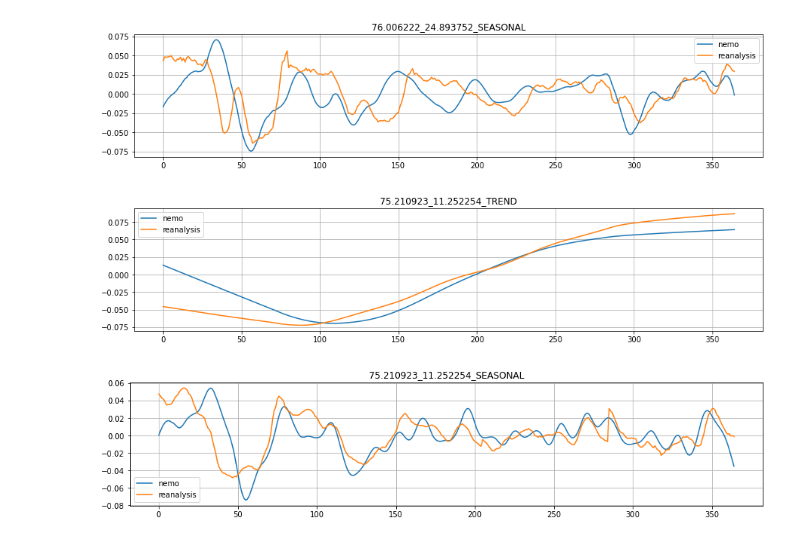
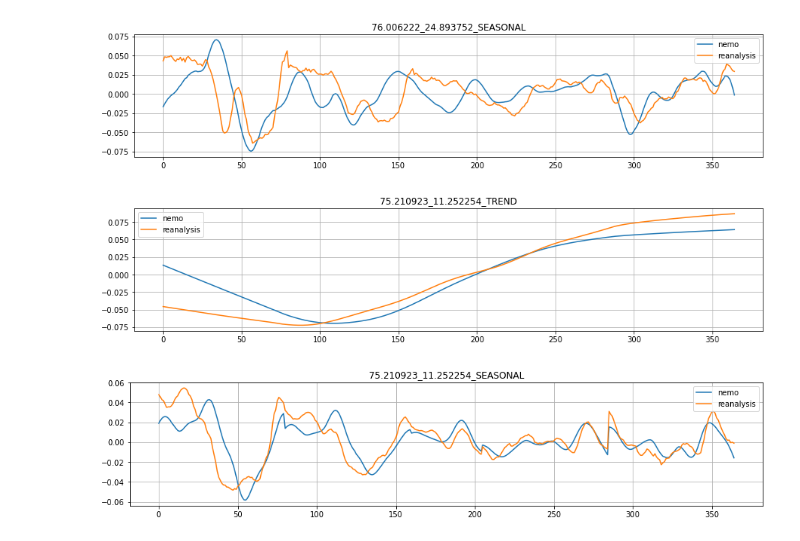
Before and after one commit to ChrisLisbon/ITMO_master_degree_classes, a Jupyter notebook: Research_work(NEMO)/ARIMA+NEMO_as_exog.ipynb, the cells around one changed output. Drawn from its saved outputs; the diff is of its cells as text; code cells hidden in the pictures.

```diff
--- a/Research_work(NEMO)/ARIMA+NEMO_as_exog.ipynb
+++ b/Research_work(NEMO)/ARIMA+NEMO_as_exog.ipynb
@@ -146,9 +150,6 @@ plt.show()
 params = norm.fit(res.resid)
 ks = kstest(res.resid, 'norm', params, N=1000)
 print(ks)
-if (ks[1]>=0.07):
-    ds_no_resid=df_nemo['76.006222_24.893752_v']-res.resid
-    df_nemo['76.006222_24.893752_no_res']=ds_no_resid
 # %% [output]
 [figure]
 KstestResult(statistic=0.08065457099601364, pvalue=0.01635094478568505)
@@ -166,9 +167,6 @@ plt.show()
 params = norm.fit(res.resid)
 ks = kstest(res.resid, 'norm', params, N=1000)
 print(ks)
-if (ks[1]>=0.07):
-    ds_no_resid=df_nemo['75.210923_11.252254_v']-res.resid
-    df_nemo['75.210923_11.252254_no_res']=ds_no_resid
 # %% [output]
 [figure]
 KstestResult(statistic=0.06556222295383099, pvalue=0.08294317568175458)
@@ -275,13 +275,16 @@ plt.legend()
 plt.title('75.532663_17.902096_TREND')
 plt.grid()
 plt.show()
-#ОСТАТКИ УЧИТЫВАЕМ
+
 plt.plot(res_n.seasonal, label='nemo')
 plt.plot(res_r.seasonal, label='reanalysis')
 plt.legend()
 plt.title('75.532663_17.902096_SEASONAL')
 plt.grid()
 plt.show()
+
+df_nemo['75.532663_17.902096_no_res']=df_nemo['75.532663_17.902096_v']-res_n.resid
+df_rean['75.532663_17.902096_no_res']=df_rean['75.532663_17.902096_v']-res_r.resid
 # %% [output]
 [figure]
 [figure]
@@ -300,36 +301,44 @@ plt.legend()
 plt.title('76.006222_24.893752_TREND')
 plt.grid()
 plt.show()
-#ОСТАТКИ УЧИТЫВАЕМ
+
 plt.plot(res_n.seasonal+res_n.resid, label='nemo')
 plt.plot(res_r.seasonal, label='reanalysis')
 plt.legend()
 plt.title('76.006222_24.893752_SEASONAL')
 plt.grid()
 plt.show()
+
+df_nemo['76.006222_24.893752_no_res']=df_nemo['76.006222_24.893752_v']
+df_rean['76.006222_24.893752_no_res']=df_rean['76.006222_24.893752_v']-res_r.resid
 # %% [output]
 [figure]
 [figure]
 # %%
 stl_n = STL(df_nemo['75.210923_11.252254_v'], period=80)
 res_n = stl_n.fit()
 stl_r = STL(df_rean['75.210923_11.252254_v'], period=80)
 res_r = stl_r.fit()
 
 plt.rcParams['figure.figsize'] = [15, 3]
 plt.plot(res_n.trend, label='nemo')
 plt.plot(res_r.trend, label='reanalysis')
 plt.legend()
 plt.title('75.210923_11.252254_TREND')
 plt.grid()
 plt.show()
-#ОСТАТКИ УЧИТЫВАЕМ
-plt.plot(res_n.seasonal+res_n.resid, label='nemo')
+
+plt.plot(res_n.seasonal, label='nemo')
 plt.plot(res_r.seasonal, label='reanalysis')
 plt.legend()
 plt.title('75.210923_11.252254_SEASONAL')
 plt.grid()
 plt.show()
+
+df_nemo['75.210923_11.252254_no_res']=df_nemo['75.210923_11.252254_v']-res_n.resid
+df_rean['75.210923_11.252254_no_res']=df_rean['75.210923_11.252254_v']-res_r.resid
+
+# красиво то как для этой точки
 # %% [output]
 [figure]
-[figure, old version]
+[figure, new version]
```
Also changed, not shown: parts of 14 cells of this notebook, 1 other file.
